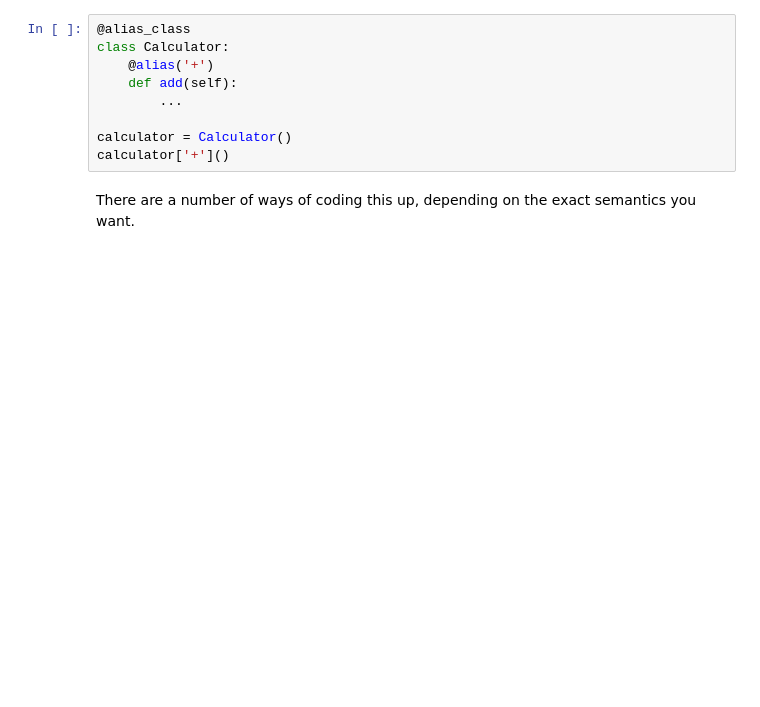
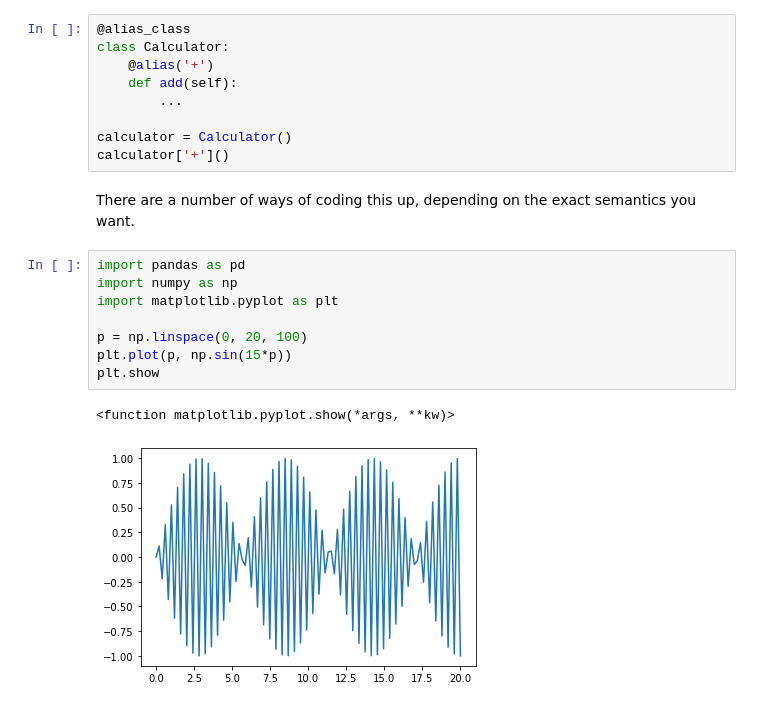
Before and after one commit to gruntfutuk/learningpython, a Jupyter notebook: misc_march2020.ipynb, the cells around one changed output. Drawn from its saved outputs; the diff is of its cells as text; blank space fills up the shorter version.

```diff
--- a/misc_march2020.ipynb
+++ b/misc_march2020.ipynb
@@ -255,3 +276,14 @@ calculator = Calculator()
 calculator['+']()
 # %% [markdown]
 There are a number of ways of coding this up, depending on the exact semantics you want.
+# %%
+import pandas as pd
+import numpy as np
+import matplotlib.pyplot as plt
+
+p = np.linspace(0, 20, 100)
+plt.plot(p, np.sin(15*p))
+plt.show
+# %% [output]
+<function matplotlib.pyplot.show(*args, **kw)>
+[figure, added]
```
Also changed, not shown: parts of 3 cells of this notebook.
